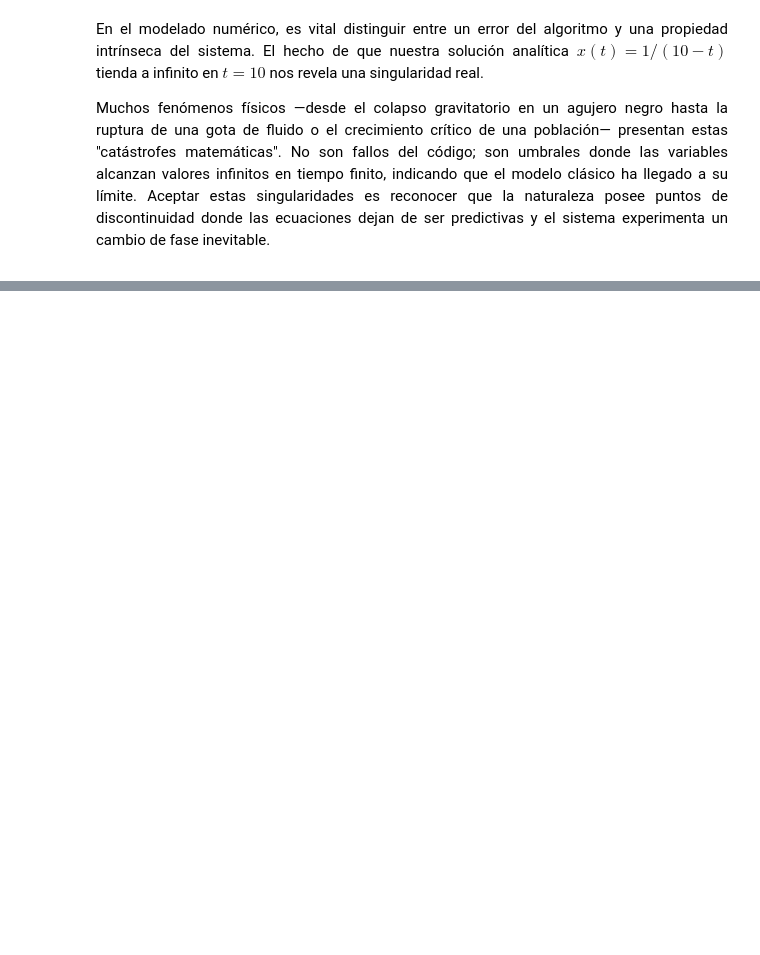
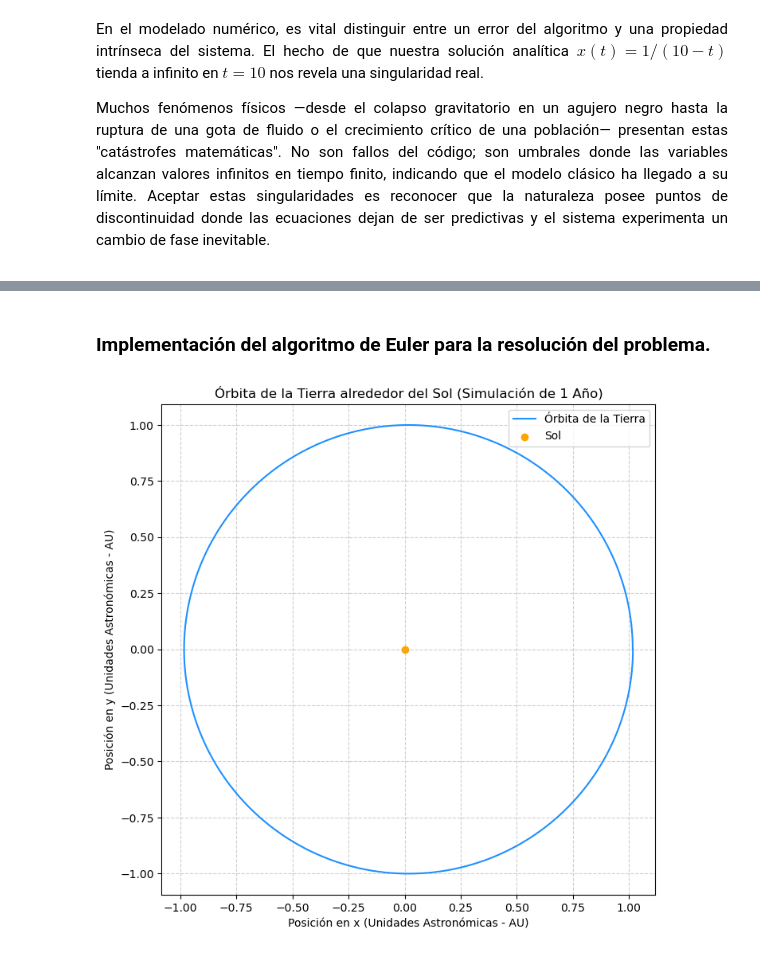
Before and after one commit to LagrangianLad/physics-lab, a Jupyter notebook: Computational physics/lab.ipynb, the cells around one changed output, grey strips where cells are left out. Cells and saved outputs as stored; diff of their text form; code cells hidden in the pictures; blank space fills up the shorter version.

```diff
--- a/Computational physics/lab.ipynb
+++ b/Computational physics/lab.ipynb
@@ -1234,0 +1306,2 @@ plt.show()
+# %% [markdown]
+### Implementación del algoritmo de Euler para la resolución del problema.
@@ -1234,0 +1347,43 @@ plt.show()
+# %%
+# DATOS PARA EL MOVIMIENTO TIERRA-SOL
+
+# Distancia media Tierra-Sol (1 Unidad Astronómica) en metros
+AU = 1.495978707e11
+
+x0 = 1.0167 * AU       # Distancia en el afelio en metros
+y0 = 0.0
+vx0 = 0.0
+vy0 = 29290.0          # Velocidad orbital aproximada en el afelio (m/s)
+
+t0 = 0.0
+tf = 365.25 * 24 * 3600    # Tiempo final: 1 año en segundos
+dt = 360.0                 # Paso de tiempo: 1 hora (en segundos)
+
+m1 = 1.989e30               # Masa del Sol (kg)
+m2 = 5.972e24               # Masa de la Tierra (kg)
+mu = calcular_mu(m1, m2)
+# %%
+
+def graficar_movimiento_planetario(x, y, muchos_movimientos=False):
+    x_AU = x / AU
+    y_AU = y / AU
+
+    plt.figure(figsize=(8, 8))
+
+    plt.plot(x_AU, y_AU, label='Órbita de la Tierra', color='dodgerblue')
+
+    # El Sol en el origen
+    plt.scatter([0], [0], color='orange', marker='o', label='Sol')
+
+    plt.title('Órbita de la Tierra alrededor del Sol (Simulación de 1 Año)')
+    plt.xlabel('Posición en x (Unidades Astronómicas - AU)')
+    plt.ylabel('Posición en y (Unidades Astronómicas - AU)')
+    plt.axis('equal') # Mantiene la proporción real
+    plt.grid(True, linestyle='--', alpha=0.6)
+    plt.legend()
+
+x, y = movimiento_planetario(t0, tf, dt, x0, y0, vx0, vy0)
+graficar_movimiento_planetario(x, y)
+plt.show()
+# %% [output]
+[figure, added]
```
Also changed, not shown: parts of 15 cells of this notebook, 1 other file.
